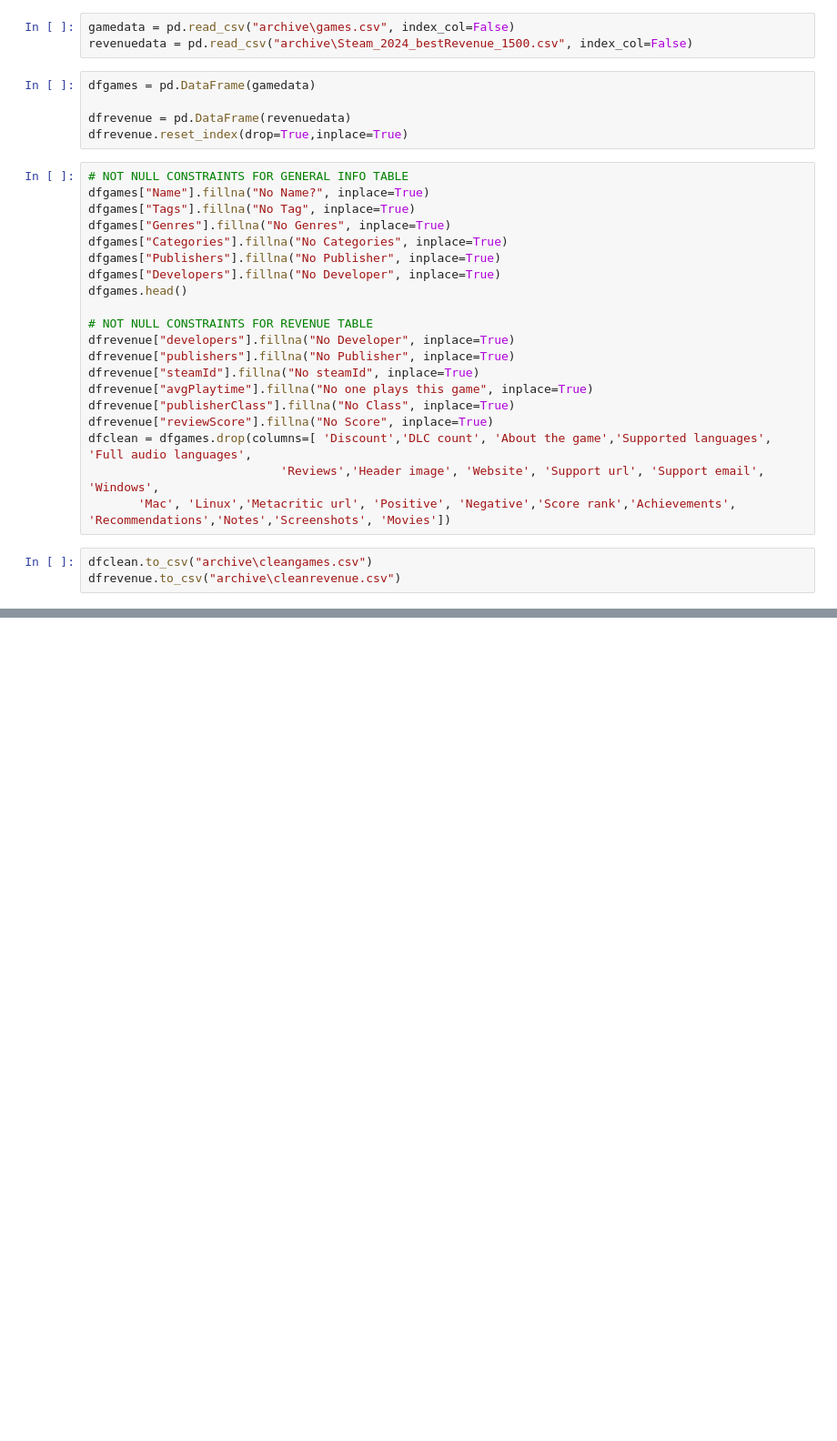
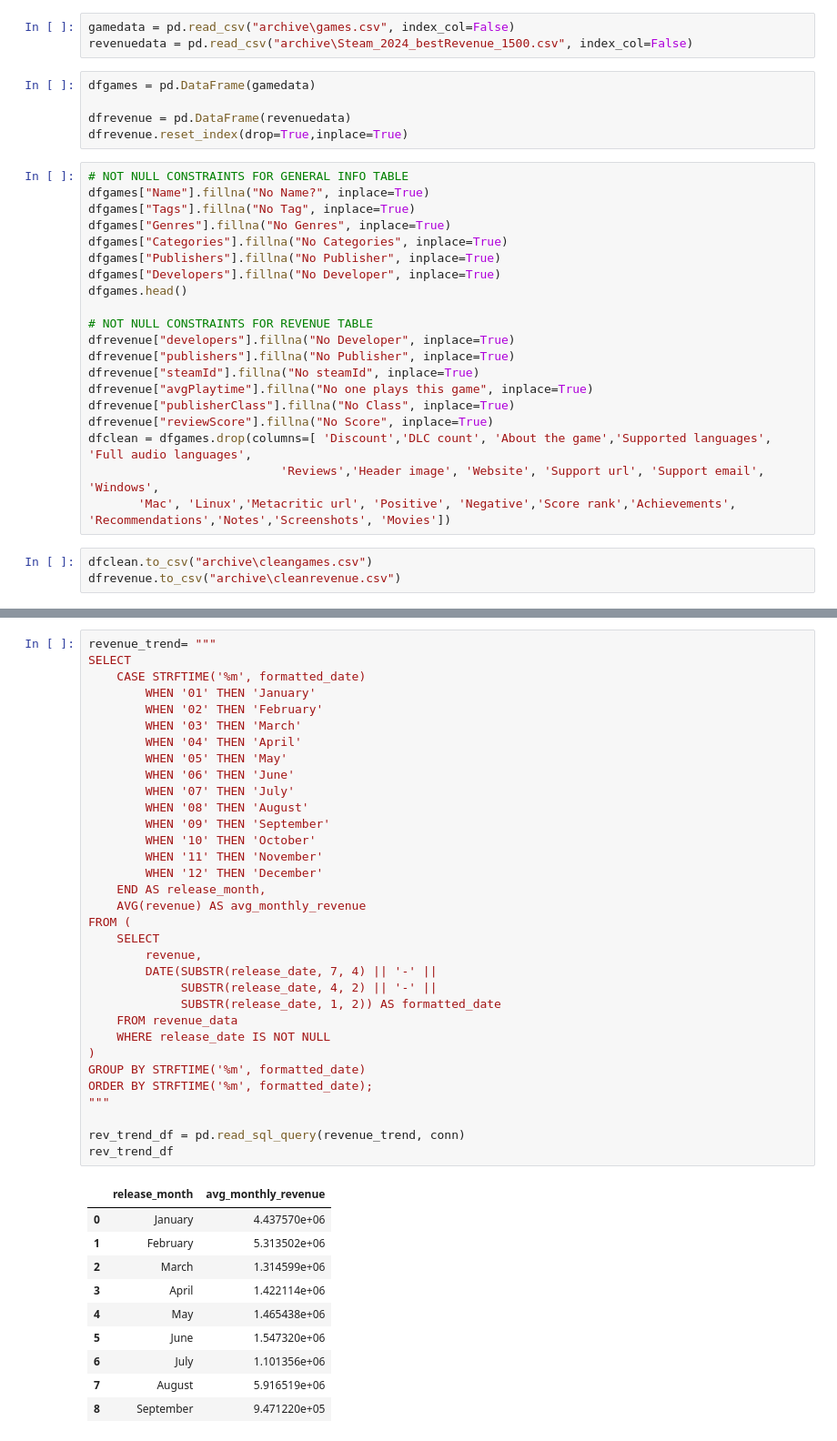
Before and after one commit to Tserrof7/Project_3_Repo, a Jupyter notebook: Project3_Notebook.ipynb, the cells around one changed output, grey strips where cells are left out. Shown at 91% size. Drawn from its saved outputs; the diff is of its cells as text; blank space fills up the shorter version.

```diff
--- a/Project3_Notebook.ipynb
+++ b/Project3_Notebook.ipynb
@@ -48,0 +62,44 @@ Index(['name', 'releaseDate', 'copiesSold', 'price', 'revenue', 'avgPlaytime',
+# %%
+revenue_trend= """
+SELECT
+    CASE STRFTIME('%m', formatted_date)
+        WHEN '01' THEN 'January'
+        WHEN '02' THEN 'February'
+        WHEN '03' THEN 'March'
+        WHEN '04' THEN 'April'
+        WHEN '05' THEN 'May'
+        WHEN '06' THEN 'June'
+        WHEN '07' THEN 'July'
+        WHEN '08' THEN 'August'
+        WHEN '09' THEN 'September'
+        WHEN '10' THEN 'October'
+        WHEN '11' THEN 'November'
+        WHEN '12' THEN 'December'
+    END AS release_month,
+    AVG(revenue) AS avg_monthly_revenue
+FROM (
+    SELECT
+        revenue,
+        DATE(SUBSTR(release_date, 7, 4) || '-' ||
+             SUBSTR(release_date, 4, 2) || '-' ||
+             SUBSTR(release_date, 1, 2)) AS formatted_date
+    FROM revenue_data
+    WHERE release_date IS NOT NULL
+)
+GROUP BY STRFTIME('%m', formatted_date)
+ORDER BY STRFTIME('%m', formatted_date);
+"""
+
+rev_trend_df = pd.read_sql_query(revenue_trend, conn)
+rev_trend_df
+# %% [output]
+|  | release_month | avg_monthly_revenue |
+| 0 | January | 4.437570e+06 |
+| 1 | February | 5.313502e+06 |
+| 2 | March | 1.314599e+06 |
+| 3 | April | 1.422114e+06 |
+| 4 | May | 1.465438e+06 |
+| 5 | June | 1.547320e+06 |
+| 6 | July | 1.101356e+06 |
+| 7 | August | 5.916519e+06 |
+| 8 | September | 9.471220e+05 |
```
Also changed, not shown: parts of 7 cells of this notebook, 4 other files.
